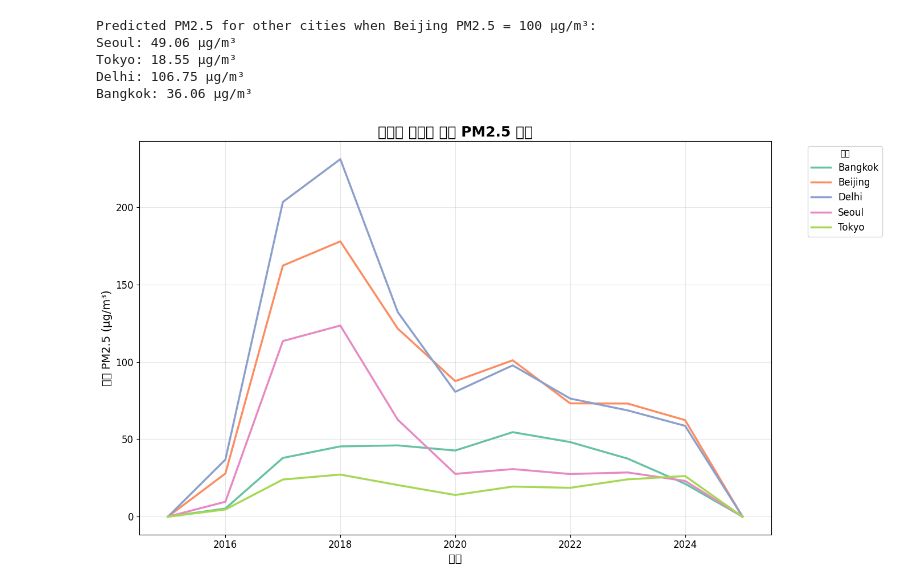
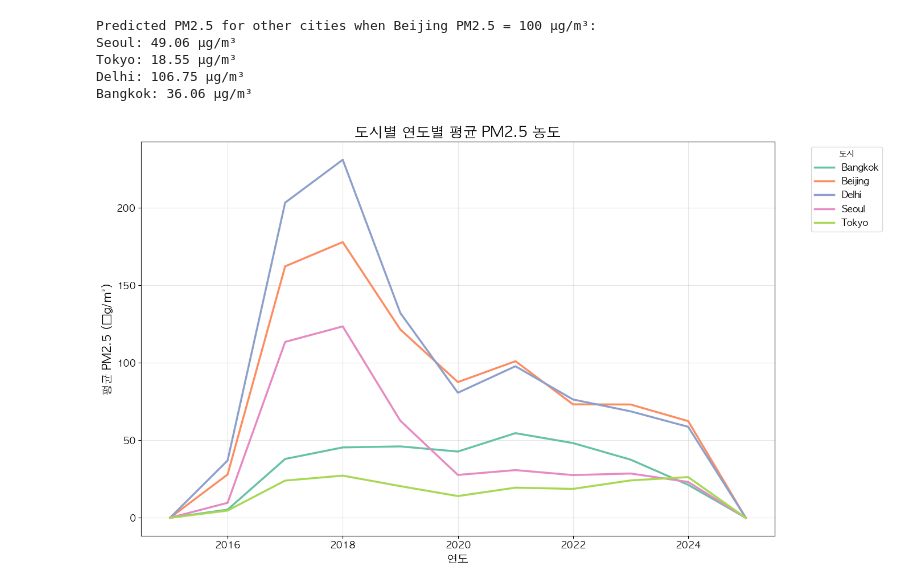
Before and after one commit to Nadaeji/airbnb-eda-insights, a Jupyter notebook: dust_EDA/vitualization.ipynb, the cells around one changed output. Drawn from its saved outputs; the diff is of its cells as text; code cells hidden in the pictures.

```diff
--- a/dust_EDA/vitualization.ipynb
+++ b/dust_EDA/vitualization.ipynb
@@ -99,45 +89,41 @@ import matplotlib.pyplot as plt
 import seaborn as sns
 
 import matplotlib.font_manager as fm
-import matplotlib
-
-# font_path = 'C:\Windows\Fonts\gulim.ttc'
-# font = fm.FontProperties(fname=font_path).get_name()
-# matplotlib.rc('font', family=font)
-
-# CSV 파일 읽기
-data = pd.read_csv('./data/pm25_pm10_merged.csv')
+import matplotlib as mp
+mp.rc('font',family='AppleGothic')
+plt.rcParams['axes.unicode_minus'] = False
 
 
 # 날짜를 datetime 형식으로 변환 및 연도 추출
 data['Date'] = pd.to_datetime(data['Date'])
 data['Year'] = data['Date'].dt.year
 
 # 도시별 연도별 PM2.5 평균 계산
 year_city_avg = data.groupby(['Year', 'City'], as_index=False)['PM2.5 (µg/m³)'].mean()
 
 # 그래프 그리기
 plt.figure(figsize=(14, 8))
 sns.lineplot(
     x='Year',
     y='PM2.5 (µg/m³)',
     hue='City',
     data=year_city_avg,
     palette='Set2',
     linewidth=2.5
 )
 
 # 그래프 설정
 plt.title('도시별 연도별 평균 PM2.5 농도', fontsize=18, fontweight='bold')
 plt.xlabel('연도', fontsize=14)
 plt.ylabel('평균 PM2.5 (µg/m³)', fontsize=14)
 plt.xticks(fontsize=12)
 plt.yticks(fontsize=12)
 plt.legend(title='도시', bbox_to_anchor=(1.05, 1), loc='upper left', fontsize=12)
 plt.grid(alpha=0.3)
 
 # 그래프 저장 및 출력
 plt.tight_layout()
+plt.savefig('../img/city_year_pm25.png')
 plt.show()
 # %% [output]
-[figure, old version]
+[figure, new version]
```
Also changed, not shown: parts of 2 cells of this notebook, 4 other files.
